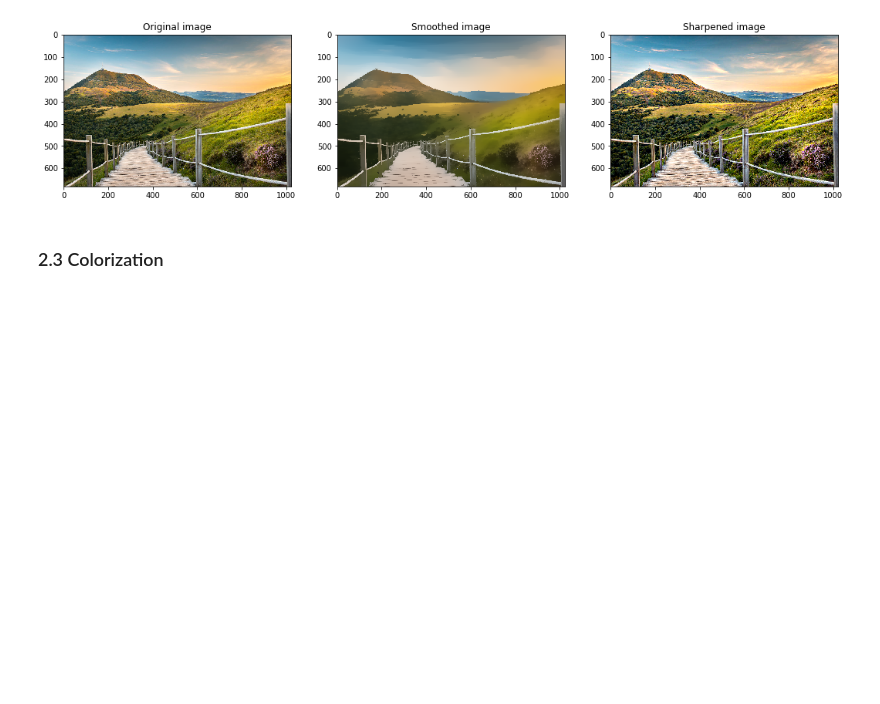
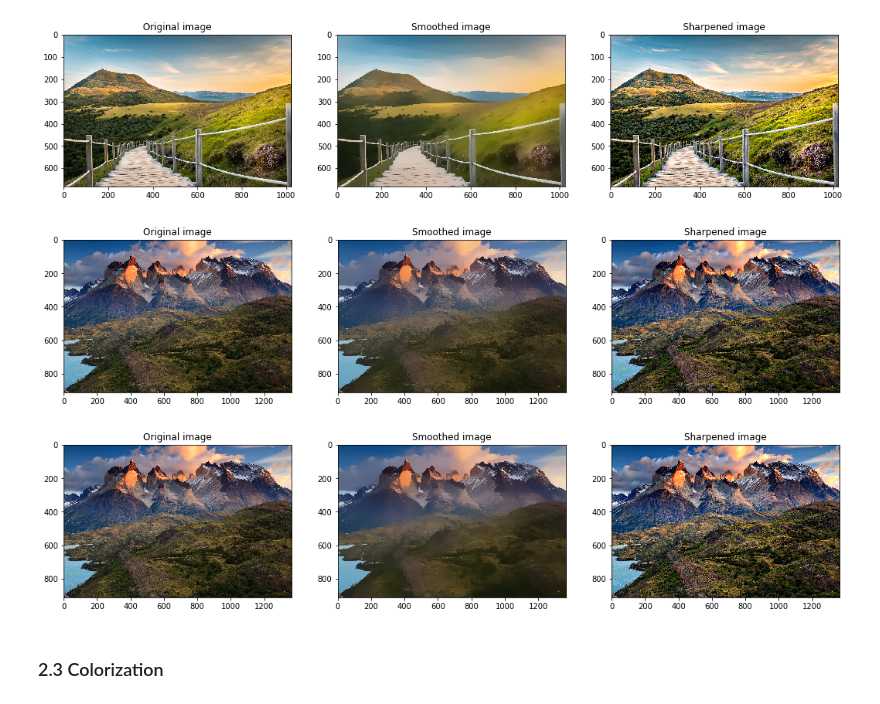
Before and after one commit to gdalle/TheFastBilateralSolver, a Jupyter notebook: code/FastBilateralSolver.ipynb, the cells around one changed output. Drawn from its saved outputs; the diff is of its cells as text; code cells hidden in the pictures; blank space fills up the shorter version.

Commit message:
New images for presentation

```diff
--- a/code/FastBilateralSolver.ipynb
+++ b/code/FastBilateralSolver.ipynb
@@ -782,6 +782,26 @@ new_img_DT = smoothing(
 # %% [output]
 [figure]
 [figure]
+# %%
+ref_img = (mpimg.imread("pictures/paine.jpg")).astype(int)
+
+new_img = smoothing(
+    ref_img=ref_img,
+    lambd=50, sigma_xy=20, sigma_rgb=50,
+    show=True, file_name="landscape",
+    sharp=True
+)
+
+new_img = smoothing(
+    ref_img=ref_img,
+    lambd=50, sigma_xy=20, sigma_rgb=50,
+    sigma_s=20, sigma_r=50, dt_it=1,
+    show=True, file_name="landscape_DT",
+    sharp=True
+)
+# %% [output]
+[figure, added]
+[figure, added]
 # %% [markdown]
 ### 2.3 Colorization
 # %%
```
Also changed, not shown: parts of 8 cells of this notebook, 16 other files.
